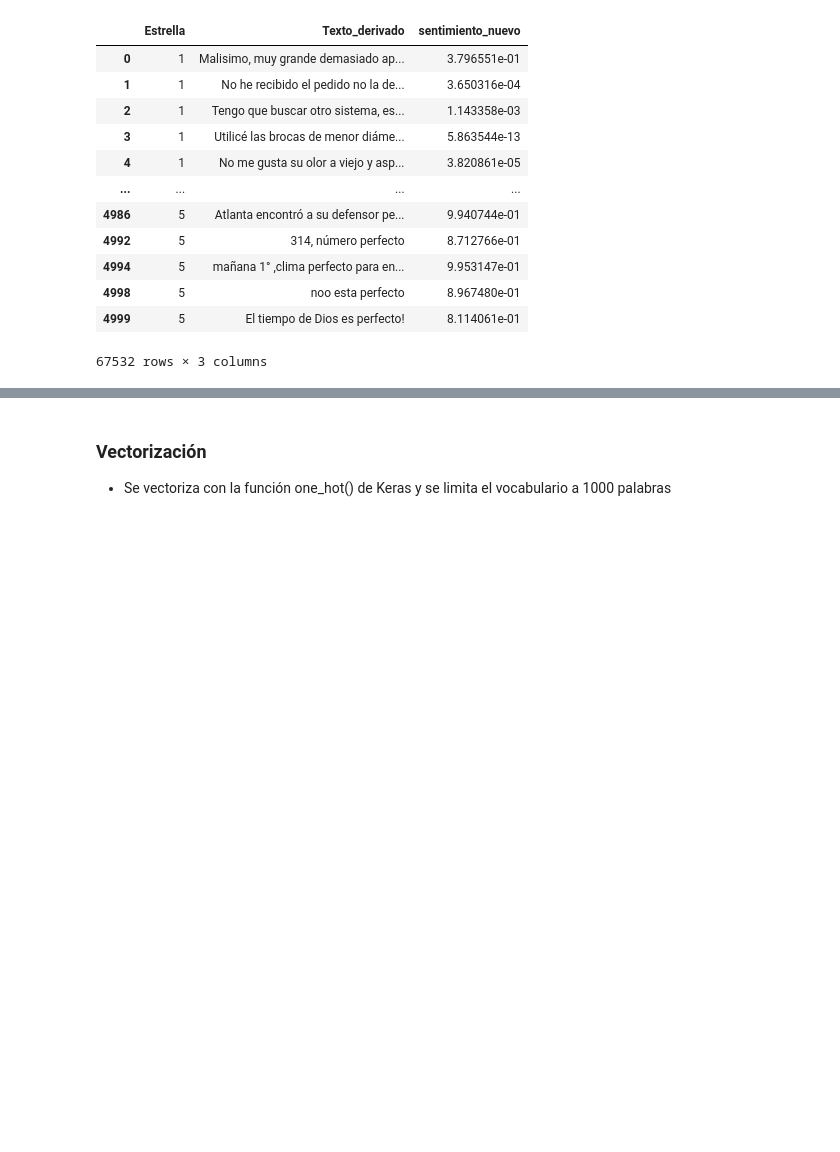
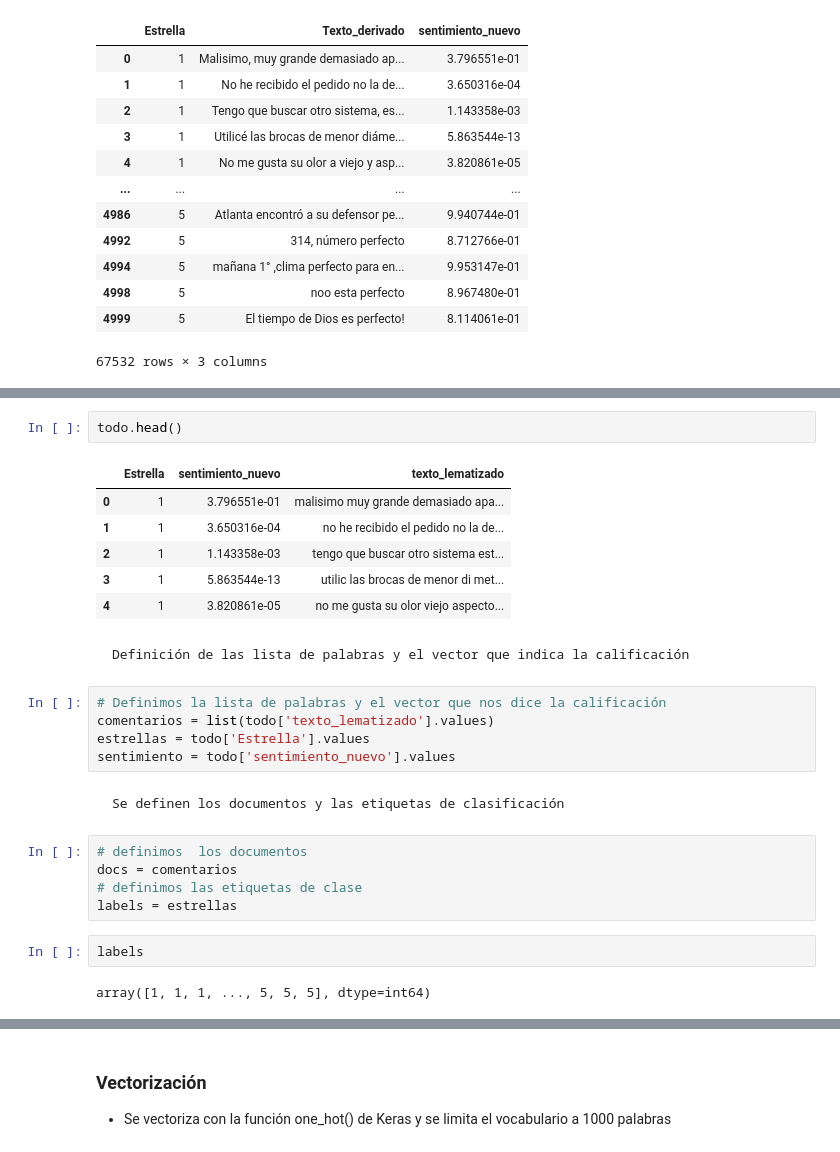
Before and after one commit to panasabena/Analisis_exploratorio_de_tweepy, a Jupyter notebook: Explorando.ipynb, the cells around one changed output, grey strips where cells are left out. Drawn from its saved outputs; the diff is of its cells as text; blank space fills up the shorter version.

```diff
--- a/Explorando.ipynb
+++ b/Explorando.ipynb
@@ -903,0 +947,27 @@ todo
+# %%
+todo.head()
+# %% [output]
+|  | Estrella | sentimiento_nuevo | texto_lematizado |
+| 0 | 1 | 3.796551e-01 | malisimo muy grande demasiado apa... |
+| 1 | 1 | 3.650316e-04 | no he recibido el pedido no la de... |
+| 2 | 1 | 1.143358e-03 | tengo que buscar otro sistema est... |
+| 3 | 1 | 5.863544e-13 | utilic las brocas de menor di met... |
+| 4 | 1 | 3.820861e-05 | no me gusta su olor viejo aspecto... |
+# %% [markdown]
+    Definición de las lista de palabras y el vector que indica la calificación
+# %%
+# Definimos la lista de palabras y el vector que nos dice la calificación
+comentarios = list(todo['texto_lematizado'].values)
+estrellas = todo['Estrella'].values
+sentimiento = todo['sentimiento_nuevo'].values
+# %% [markdown]
+    Se definen los documentos y las etiquetas de clasificación
+# %%
+# definimos  los documentos
+docs = comentarios
+# definimos las etiquetas de clase
+labels = estrellas
+# %%
+labels
+# %% [output]
+array([1, 1, 1, ..., 5, 5, 5], dtype=int64)
```
Also changed, not shown: parts of 82 cells of this notebook.
